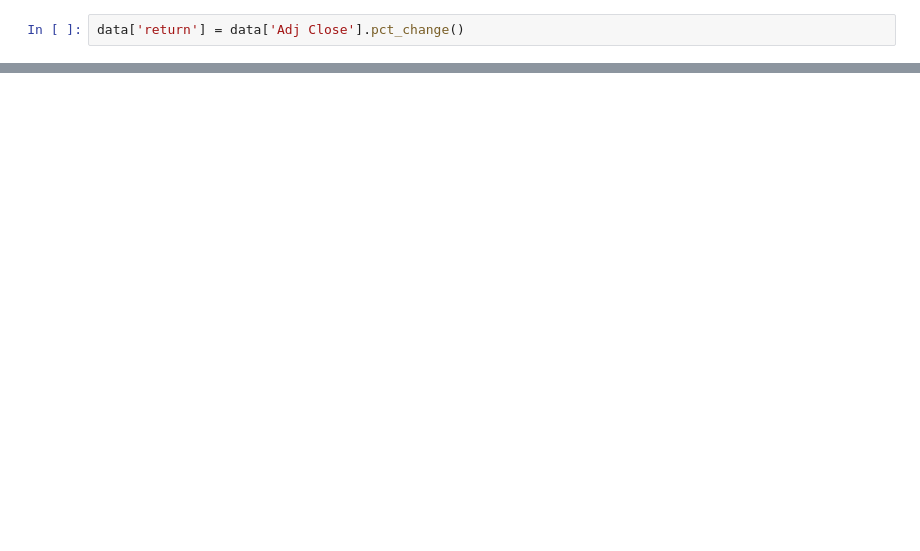
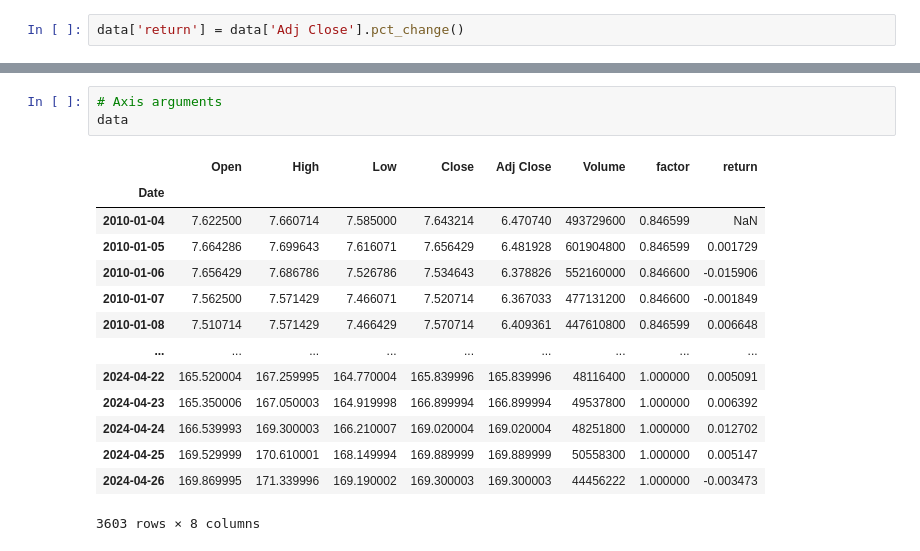
Before and after one commit to TAgKyaw/data_analysis_projects, a Jupyter notebook: financial_data_analysis/applied_financial_analysis.ipynb, the cells around one changed output, grey strips where cells are left out. Drawn from its saved outputs; the diff is of its cells as text; blank space fills up the shorter version.

```diff
--- a/financial_data_analysis/applied_financial_analysis.ipynb
+++ b/financial_data_analysis/applied_financial_analysis.ipynb
@@ -160,0 +267,18 @@ data
+# %%
+# Axis arguments
+data
+# %% [output]
+|  | Open | High | Low | Close | Adj Close | Volume | factor | return |
+| Date |  |  |  |  |  |  |  |  |
+| 2010-01-04 | 7.622500 | 7.660714 | 7.585000 | 7.643214 | 6.470740 | 493729600 | 0.846599 | NaN |
+| 2010-01-05 | 7.664286 | 7.699643 | 7.616071 | 7.656429 | 6.481928 | 601904800 | 0.846599 | 0.001729 |
+| 2010-01-06 | 7.656429 | 7.686786 | 7.526786 | 7.534643 | 6.378826 | 552160000 | 0.846600 | -0.015906 |
+| 2010-01-07 | 7.562500 | 7.571429 | 7.466071 | 7.520714 | 6.367033 | 477131200 | 0.846600 | -0.001849 |
+| 2010-01-08 | 7.510714 | 7.571429 | 7.466429 | 7.570714 | 6.409361 | 447610800 | 0.846599 | 0.006648 |
+| ... | ... | ... | ... | ... | ... | ... | ... | ... |
+| 2024-04-22 | 165.520004 | 167.259995 | 164.770004 | 165.839996 | 165.839996 | 48116400 | 1.000000 | 0.005091 |
+| 2024-04-23 | 165.350006 | 167.050003 | 164.919998 | 166.899994 | 166.899994 | 49537800 | 1.000000 | 0.006392 |
+| 2024-04-24 | 166.539993 | 169.300003 | 166.210007 | 169.020004 | 169.020004 | 48251800 | 1.000000 | 0.012702 |
+| 2024-04-25 | 169.529999 | 170.610001 | 168.149994 | 169.889999 | 169.889999 | 50558300 | 1.000000 | 0.005147 |
+| 2024-04-26 | 169.869995 | 171.339996 | 169.190002 | 169.300003 | 169.300003 | 44456222 | 1.000000 | -0.003473 |
+3603 rows × 8 columns
```
Also changed, not shown: parts of 29 cells of this notebook.
